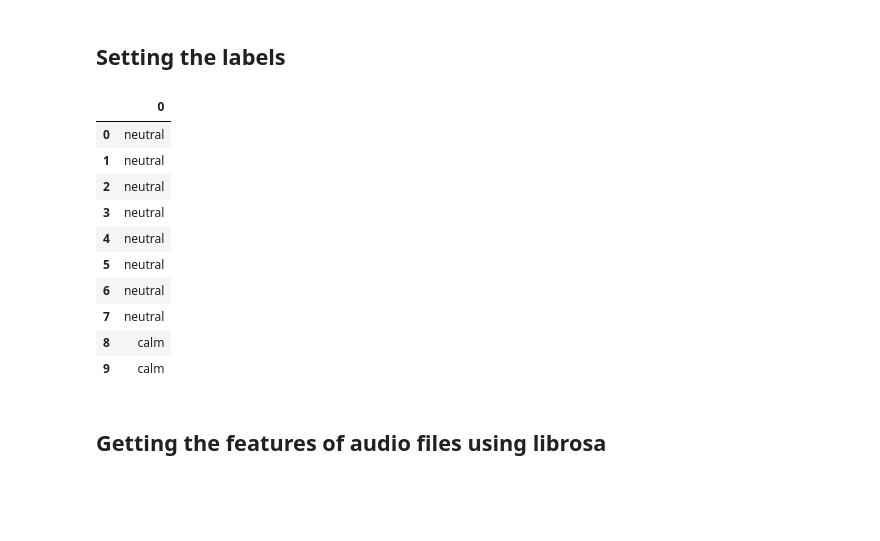
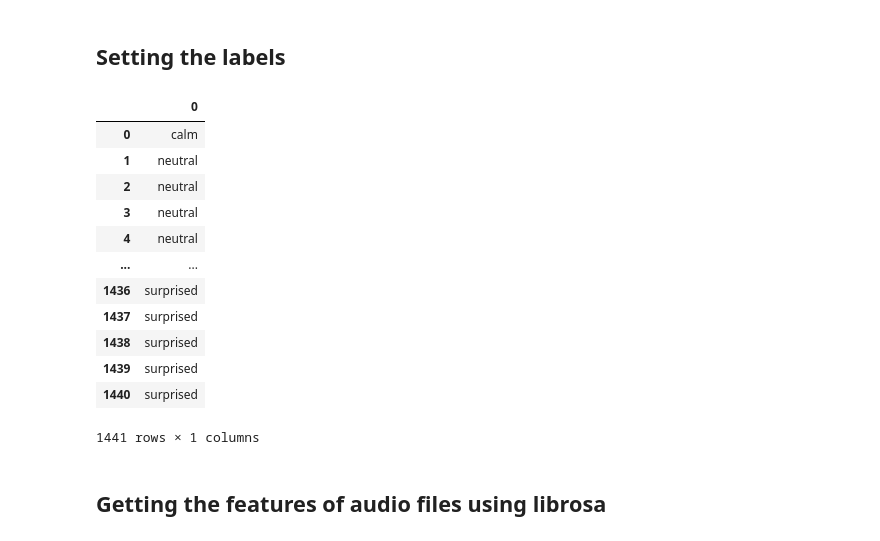
Before and after one commit to jacordero/ESA-audio-sentiment-analysis, a Jupyter notebook: prototypes/US25_tone_cnn.ipynb, the cells around one changed output. Saved outputs shown, nothing was run; the diff lists cells and outputs as text; code cells hidden in the pictures; blank space fills up the shorter version.

```diff
--- a/prototypes/US25_tone_cnn.ipynb
+++ b/prototypes/US25_tone_cnn.ipynb
@@ -26,10 +36,21 @@ from keras import regularizers
 ## Link to dataset
 # %% [markdown]
 https://tuenl.sharepoint.com/sites/gad_cbo/JPC/MC/ESA%20PDEng%20ST%20Project/Forms/AllItems.aspx?viewid=235c9f56%2Db4dc%2D418e%2D8800%2Dd0cde58fff30&id=%2Fsites%2Fgad%5Fcbo%2FJPC%2FMC%2FESA%20PDEng%20ST%20Project%2FModelsAndData%2FAudio%2FDevelopment%2Fdata%2Ftone%5Fcnn%5Fhappy%5Fangry%5Fdataset
+# %%
+# Walking a directory tree and printing the names of the directories and files
+mylist=[]
+mydiclist={}
+base_path='D:\\Projects\\ESA\Dataset\\Audio_Speech_Actors_01-24'
+for dirpath, dirnames, files in os.walk(base_path):
+    for file_name in files:
+        if file_name.endswith('.wav'):
+            mydiclist[file_name]= dirpath
+            mylist.append(file_name)
 # %%
-from pathlib import Path
-curr_path = os.getcwd()
-crr_path = Path(curr_path)
-parent_path = crr_path.parent
-path = str(parent_path) +  '\\data\\Actor_01\\'
-mylist= os.listdir(path)
+#from pathlib import Path
+#curr_path = os.getcwd()
+#crr_path = Path(curr_path)
+#parent_path = crr_path.parent
+#path = str(parent_path) +  '\\Actor_01\\'
+#mylist= os.listdir(path)
+#print(type(mylist))
@@ -122,19 +87,21 @@ for item in mylist:
 # %%
 labels = pd.DataFrame(feeling_list)
 # %%
-labels[:10]
+labels[:]
 # %% [output]
 |  | 0 |
-| 0 | neutral |
+| 0 | calm |
 | 1 | neutral |
 | 2 | neutral |
 | 3 | neutral |
 | 4 | neutral |
-| 5 | neutral |
-| 6 | neutral |
-| 7 | neutral |
-| 8 | calm |
-| 9 | calm |
+| ... | ... |
+| 1436 | surprised |
+| 1437 | surprised |
+| 1438 | surprised |
+| 1439 | surprised |
+| 1440 | surprised |
+1441 rows × 1 columns
 # %% [markdown]
 ## Getting the features of audio files using librosa
 # %%
```
Also changed, not shown: parts of 33 cells of this notebook, 4 other files.
